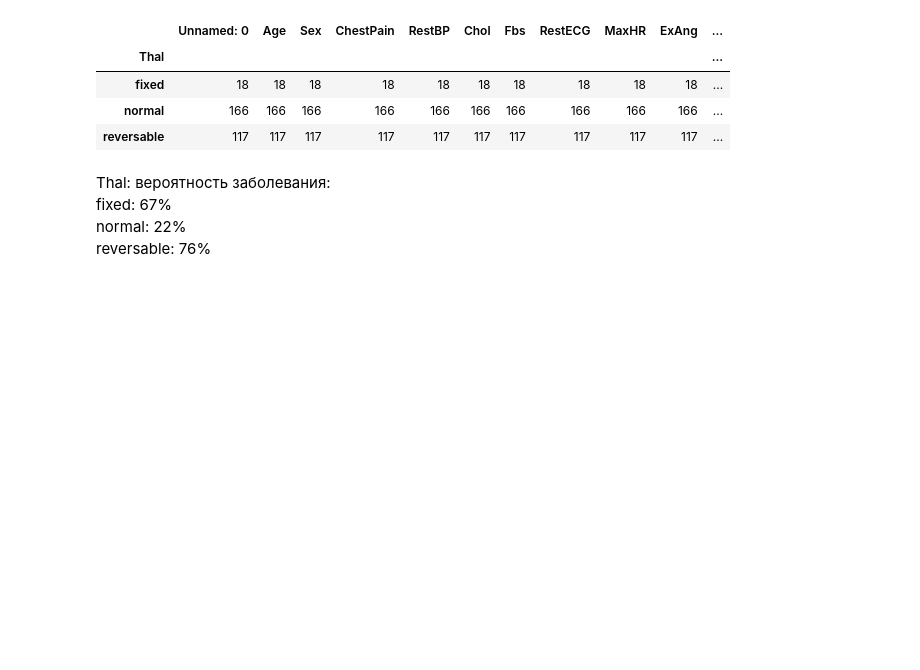
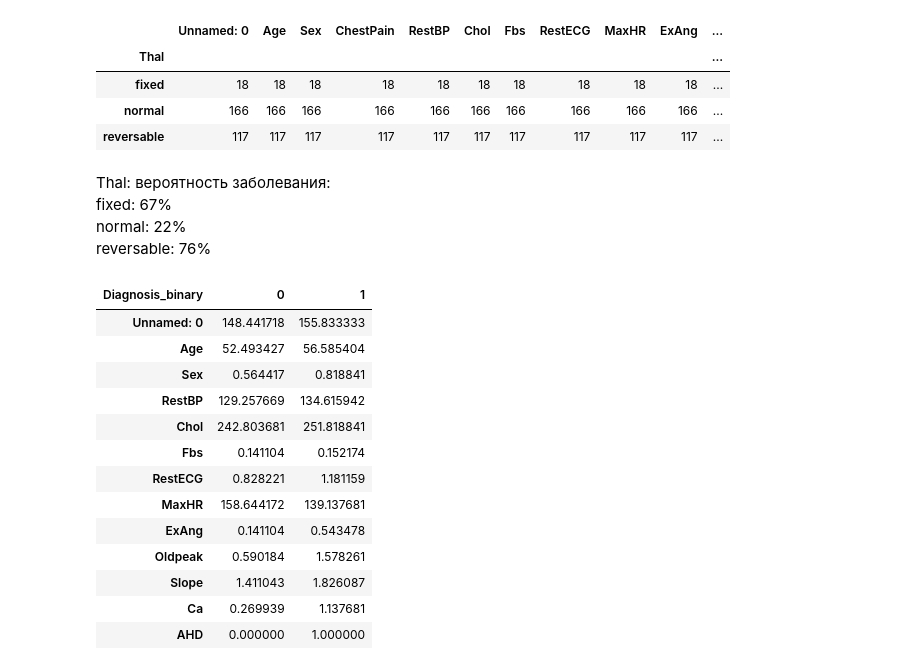
Before and after one commit to KATTSS/ml_course_bsu, a Jupyter notebook: hw02_eda/hw02_eda.ipynb, the cells around one changed output. Saved outputs shown, nothing was run; the diff lists cells and outputs as text; code cells hidden in the pictures; blank space fills up the shorter version.

```diff
--- a/hw02_eda/hw02_eda.ipynb
+++ b/hw02_eda/hw02_eda.ipynb
@@ -532,3 +572,20 @@ Thal: вероятность заболевания: \
 fixed:  67% \
 normal:  22% \
 reversable:  76%
+# %%
+df.groupby('Diagnosis_binary').mean(numeric_only=True).T
+# %% [output]
+| Diagnosis_binary | 0 | 1 |
+| Unnamed: 0 | 148.441718 | 155.833333 |
+| Age | 52.493427 | 56.585404 |
+| Sex | 0.564417 | 0.818841 |
+| RestBP | 129.257669 | 134.615942 |
+| Chol | 242.803681 | 251.818841 |
+| Fbs | 0.141104 | 0.152174 |
+| RestECG | 0.828221 | 1.181159 |
+| MaxHR | 158.644172 | 139.137681 |
+| ExAng | 0.141104 | 0.543478 |
+| Oldpeak | 0.590184 | 1.578261 |
+| Slope | 1.411043 | 1.826087 |
+| Ca | 0.269939 | 1.137681 |
+| AHD | 0.000000 | 1.000000 |
```
Also changed, not shown: parts of 9 cells of this notebook.
